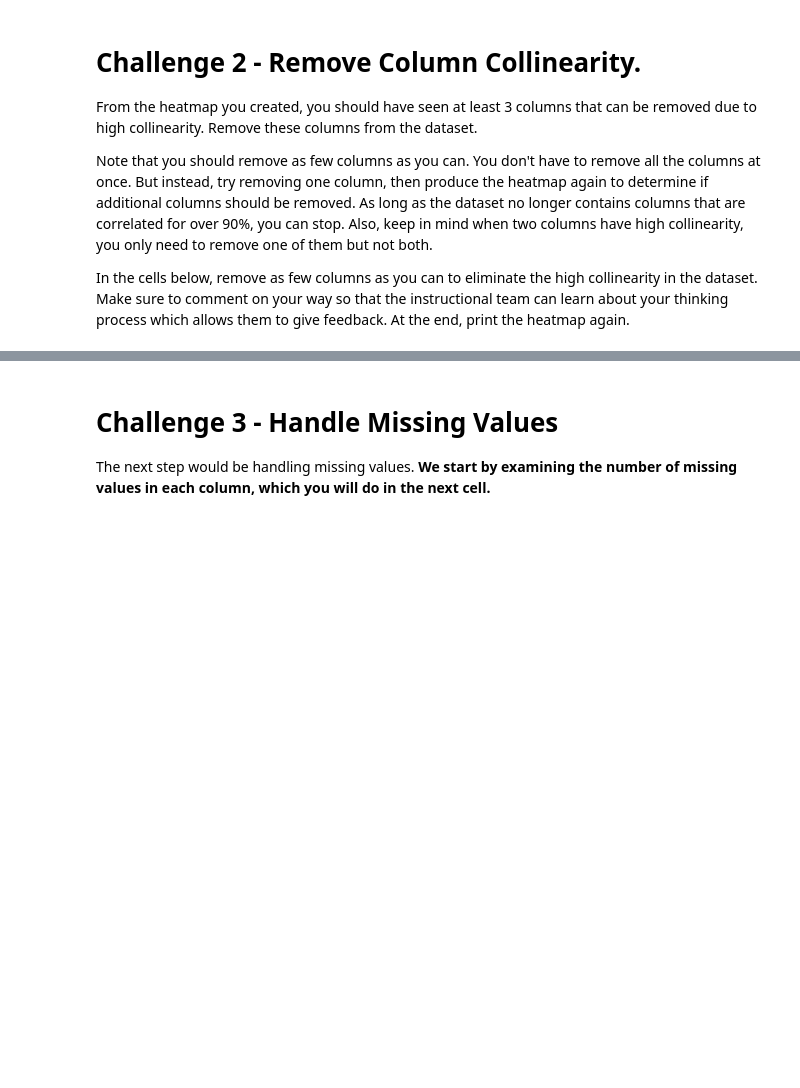
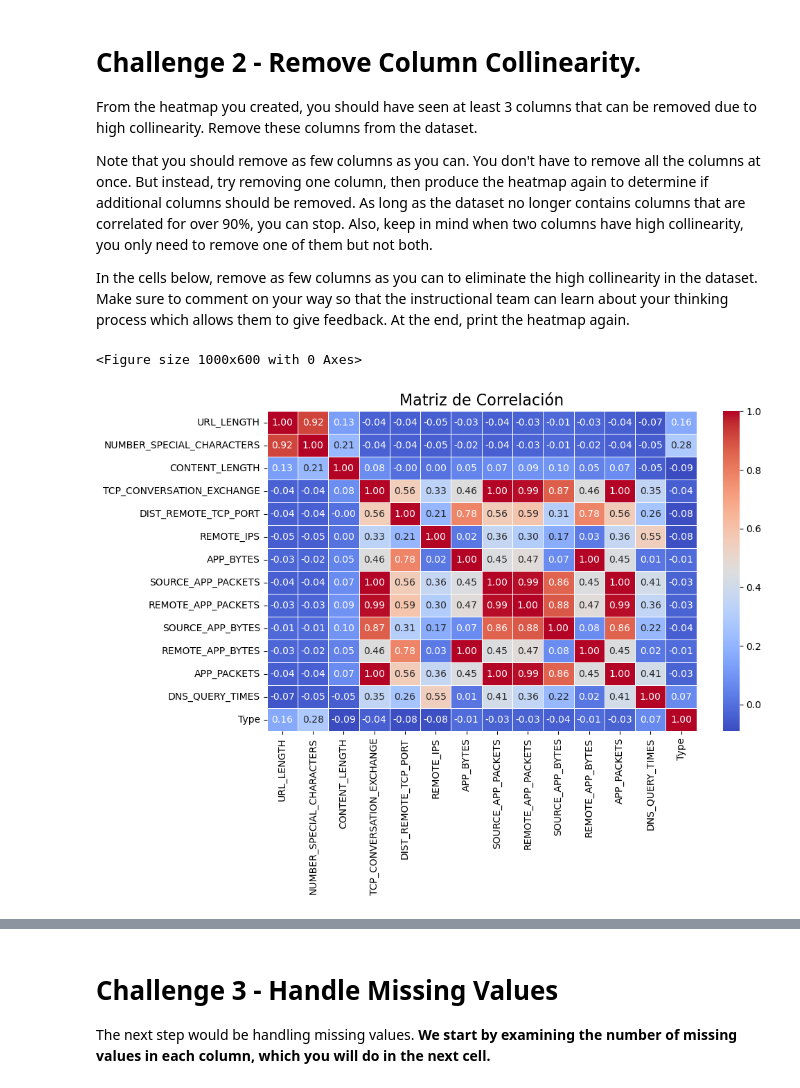
Before and after one commit to ih-datapt-mad/dataptmad0924_labs, a Jupyter notebook: module-3/supervised-learning/your-code/main.ipynb, the cells around one changed output, grey strips where cells are left out. Drawn from its saved outputs; the diff is of its cells as text; code cells hidden in the pictures; blank space fills up the shorter version.

```diff
--- a/module-3/supervised-learning/your-code/main.ipynb
+++ b/module-3/supervised-learning/your-code/main.ipynb
@@ -106,0 +108,3 @@ We provide some general directions for you to consult in order to complete this
+# %%
+numeric_cols = websites.select_dtypes(include=np.number)
+numeric_cols
@@ -120,0 +135,11 @@ In the cells below, remove as few columns as you can to eliminate the high colli
+# %%
+correlation_matrix =numeric_cols.corr()
+# %%
+# Your code here
+plt.figure(figsize=(10, 6))
+sns.heatmap(correlation_matrix, annot=True, cmap="coolwarm", fmt=".2f", linewidths=0.5)
+plt.title("Matriz de Correlación", fontsize=16)
+plt.show()
+# %% [output]
+<Figure size 1000x600 with 0 Axes>
+[figure, added]
```
Also changed, not shown: parts of 7 cells of this notebook.
